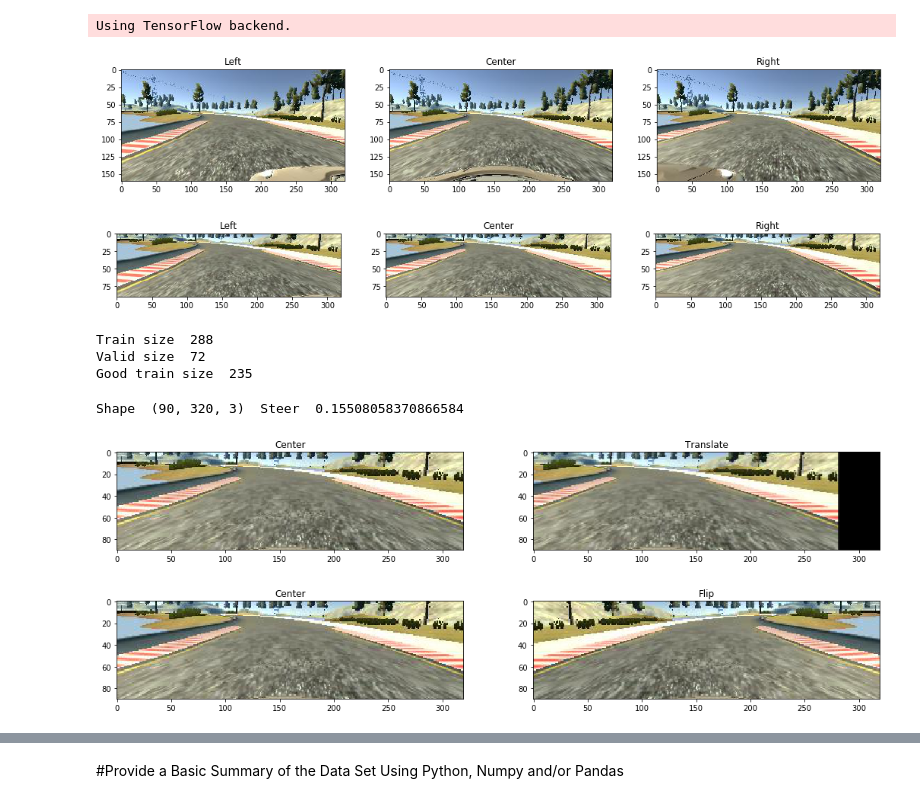
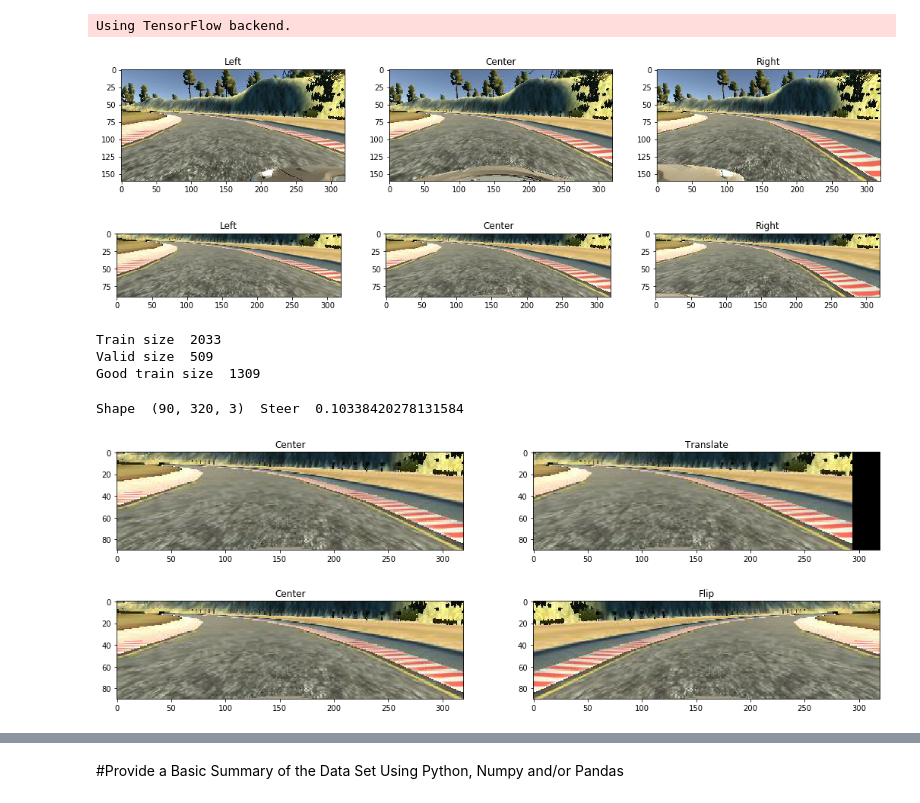
Before and after one commit to gvp-study/CarND-Behavioral-Cloning-P3, a Jupyter notebook: Behaviour_Cloning.ipynb, the cells around one changed output, grey strips where cells are left out. Saved outputs shown, nothing was run; the diff lists cells and outputs as text; code cells hidden in the pictures.

```diff
--- a/Behaviour_Cloning.ipynb
+++ b/Behaviour_Cloning.ipynb
@@ -58,7 +58,7 @@ def bgr2rgb(image):
     return cv2.merge([r,g,b])
 
 
-dir = 'mydata4'
+dir = 'mydata'
 lines = []
 with open(dir + '/driving_log.csv') as csvfile:
     reader = csv.reader(csvfile)
@@ -108,7 +108,7 @@ plt.title('Right')
 plt.imshow(imageR0)
 plt.savefig('examples/orig-left-center-right.png')
 # %% [output]
-[figure, old version]
+[figure, new version]
 # %%
 crop_start = 50
 crop_end = 140
@@ -129,5 +129,5 @@ plt.imshow(crop_imageR0)
 crop_imageL0.shape
 plt.savefig('examples/crop-left-center-right.png')
 # %% [output]
-[figure, old version]
+[figure, new version]
 # %%
@@ -167,14 +169,17 @@ for tsam in train_samples:
 print('Good train size ', len(good_train_samples))
 train_samples = good_train_samples
 # %% [output]
-Train size  288
-Valid size  72
-Good train size  235
+Train size  2033
+Valid size  509
+Good train size  1309
 # %%
+#
+# Translate the image by a random translation in X and return the
+# Affine warpped image along with the altered steering.
+#
 trans_range = 100
-crop_imageL0.shape
 
-def trans_image(image,steer):
+def translate_image(image,steer):
     # Translation
     tr_x = trans_range*np.random.uniform()-trans_range/2
     steer_ang = steer - tr_x/trans_range*2*.2
@@ -183,35 +188,37 @@ def trans_image(image,steer):
     Trans_M = np.float32([[1,0,tr_x],[0,1,tr_y]])
     image_tr = cv2.warpAffine(image,Trans_M,(cols,rows))
     return image_tr,steer_ang
-
+#
+# Flip the image left to right.
+#
 def flip_image(image):
     flipimage = np.fliplr(image)
     return flipimage
 # %%
 sangle = measurements[0]
 plt.figure(figsize=(18,6))
 plt.subplot(121)
 plt.title('Center')
 plt.imshow(crop_imageC0)
-timage, steer = trans_image(crop_imageC0, sangle)
+timage, steer = translate_image(crop_imageC0, sangle)
 print('Shape ', timage.shape, ' Steer ', steer)
 plt.subplot(122)
 plt.title('Translate')
 plt.imshow(timage)
 plt.savefig('examples/translate-center.png')
 
 plt.figure(figsize=(18,6))
 plt.subplot(121)
 plt.title('Center')
 plt.imshow(crop_imageC0)
 plt.subplot(122)
 plt.title('Flip')
 plt.imshow(flip_image(crop_imageC0))
 plt.savefig('examples/flip-center.png')
 # %% [output]
-Shape  (90, 320, 3)  Steer  0.15508058370866584
+Shape  (90, 320, 3)  Steer  0.10338420278131584
-[figure, old version]
+[figure, new version]
-[figure, old version]
+[figure, new version]
 # %%
 import cv2
 import numpy as np
```
Also changed, not shown: parts of 5 cells of this notebook.
